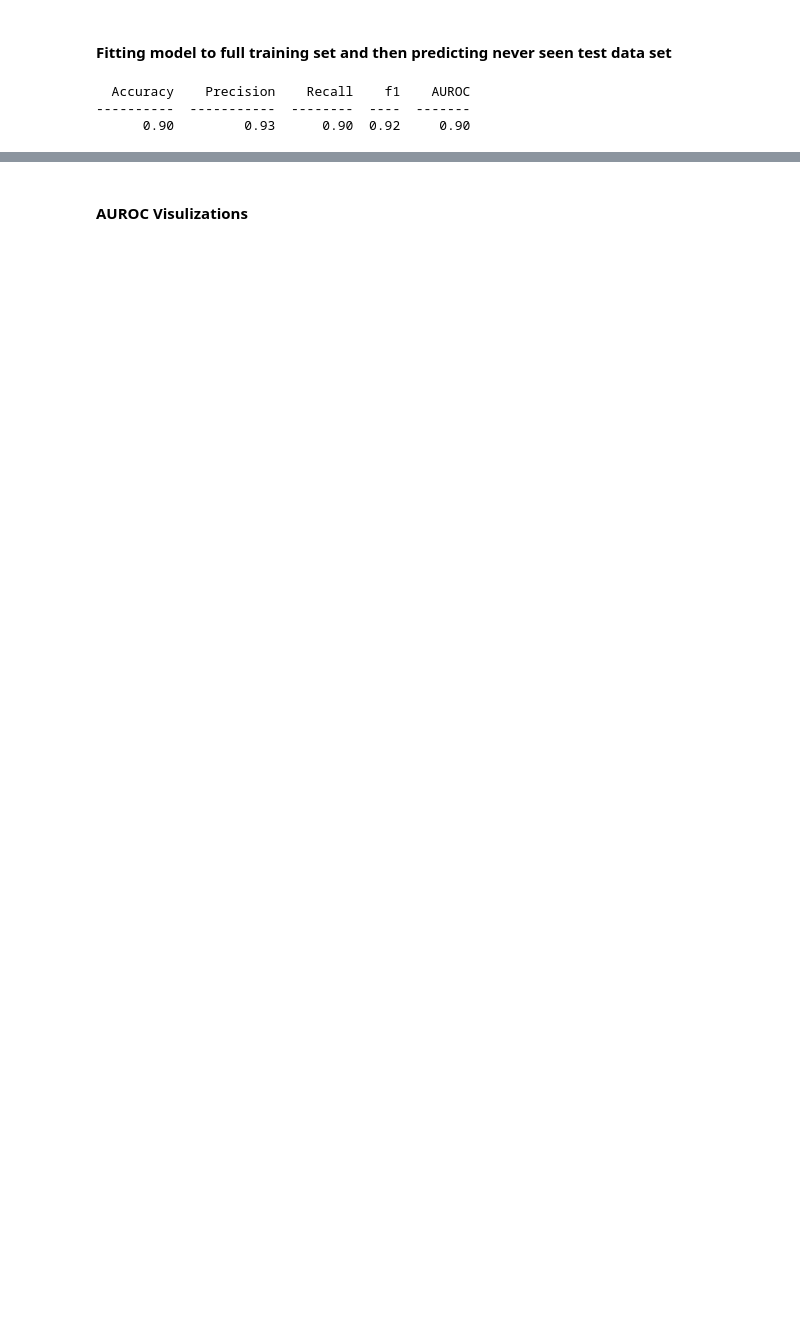
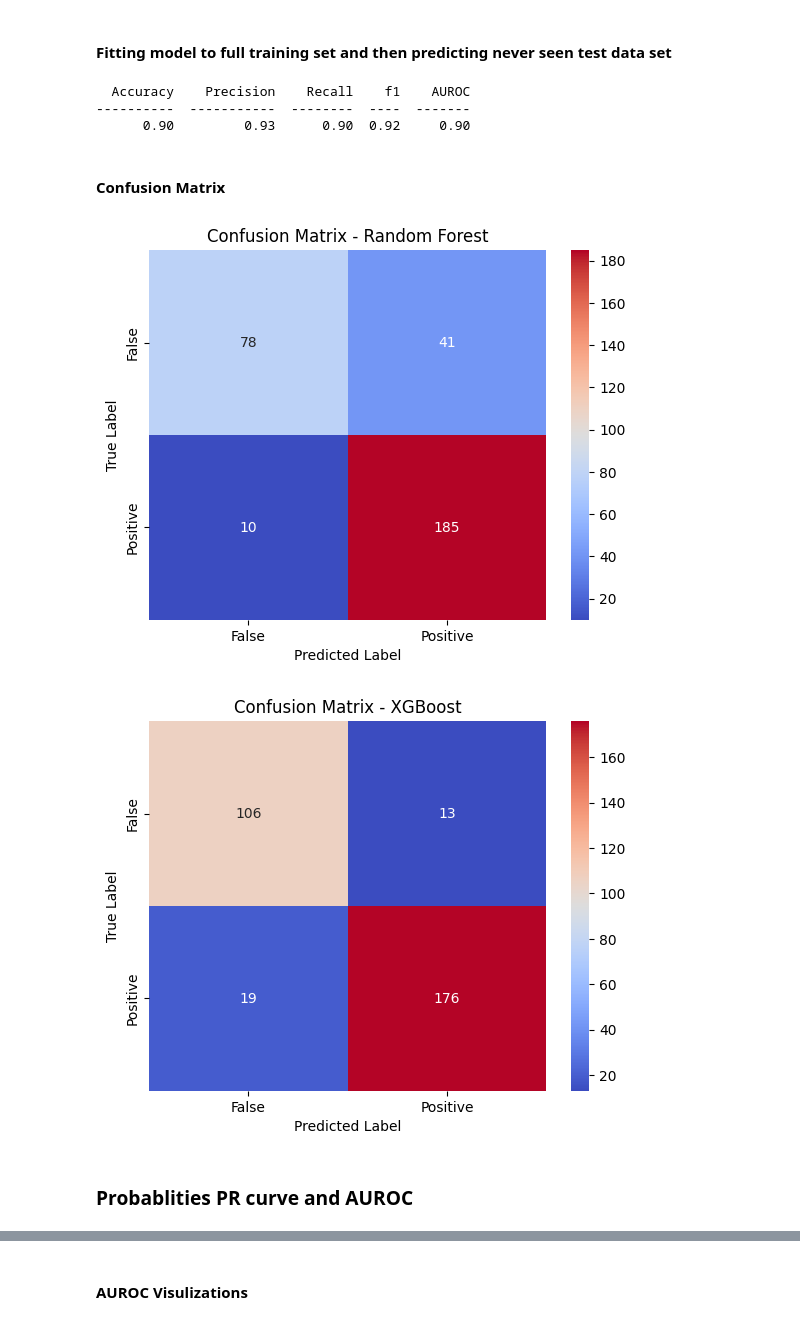
Before and after one commit to c-patrom/Student-Performance-Predictor, a Jupyter notebook: stu_perf_models.ipynb, the cells around one changed output, grey strips where cells are left out. Cells and saved outputs as stored; diff of their text form; code cells hidden in the pictures; blank space fills up the shorter version.

```diff
--- a/stu_perf_models.ipynb
+++ b/stu_perf_models.ipynb
@@ -21,7 +23,7 @@ import xgboost as xgb
 # %% [markdown]
 ### All preprocessing done in stu_perf_eda.ipynb
 # %%
-all_stu = pd.read_csv("/Users/connorpatrom/introToDataScience/project/data/encoded_student_per.csv")
+all_stu = pd.read_csv("/Users/connorpatrom/introToDataScience/project/Student-Performance-Predictor/data/encoded_student_per.csv")
 # %% [markdown]
 ### Creating Train/Test Split and k-fold CV
 # %%
@@ -169,3 +171,28 @@ print(tabulate(results, headers=header, floatfmt=".2f"))
   Accuracy    Precision    Recall    f1    AUROC
 ----------  -----------  --------  ----  -------
       0.90         0.93      0.90  0.92     0.90
+# %% [markdown]
+#### Confusion Matrix
+# %%
+rf_y_pred = clf_rf.predict(x_test)
+rf_confusion_matrix = confusion_matrix(y_test, predict)
+
+xgb_y_pred = clf_xg.predict(x_test)
+xgb_confusion_matrix = confusion_matrix(y_test, pred)
+# %%
+sb.heatmap(rf_confusion_matrix, annot=True, fmt='d', cmap='coolwarm', xticklabels=['False', 'Positive'], yticklabels=['False', 'Positive'])
+plt.xlabel('Predicted Label')
+plt.ylabel('True Label')
+plt.title('Confusion Matrix - Random Forest')
+plt.show()
+
+sb.heatmap(xgb_confusion_matrix, annot=True, fmt='d', cmap='coolwarm', xticklabels=['False', 'Positive'], yticklabels=['False', 'Positive'])
+plt.xlabel('Predicted Label')
+plt.ylabel('True Label')
+plt.title('Confusion Matrix - XGBoost')
+plt.show()
+# %% [output]
+[figure, added]
+[figure, added]
+# %% [markdown]
+### Probablities PR curve and AUROC
```
Also changed, not shown: parts of 8 cells of this notebook.
